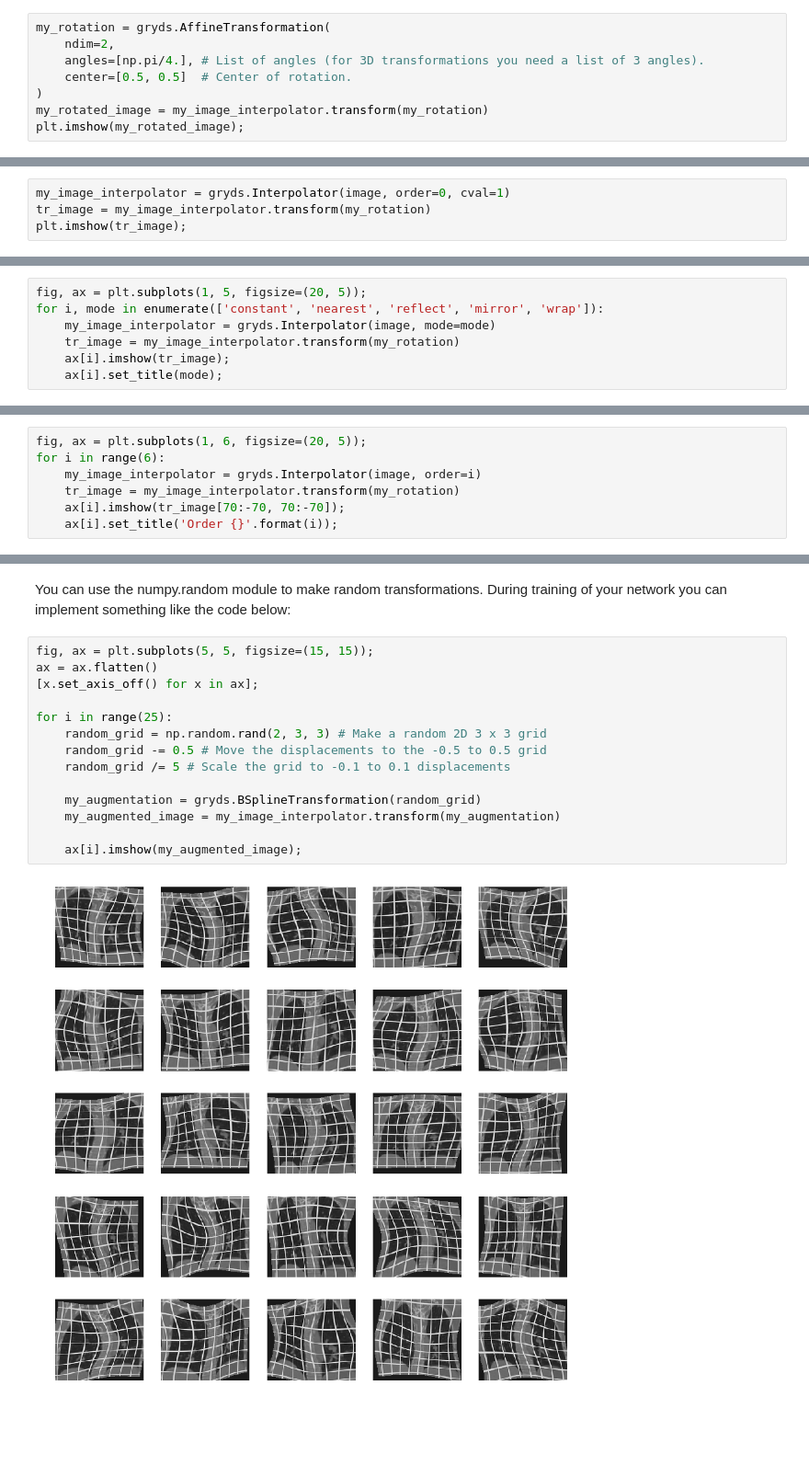
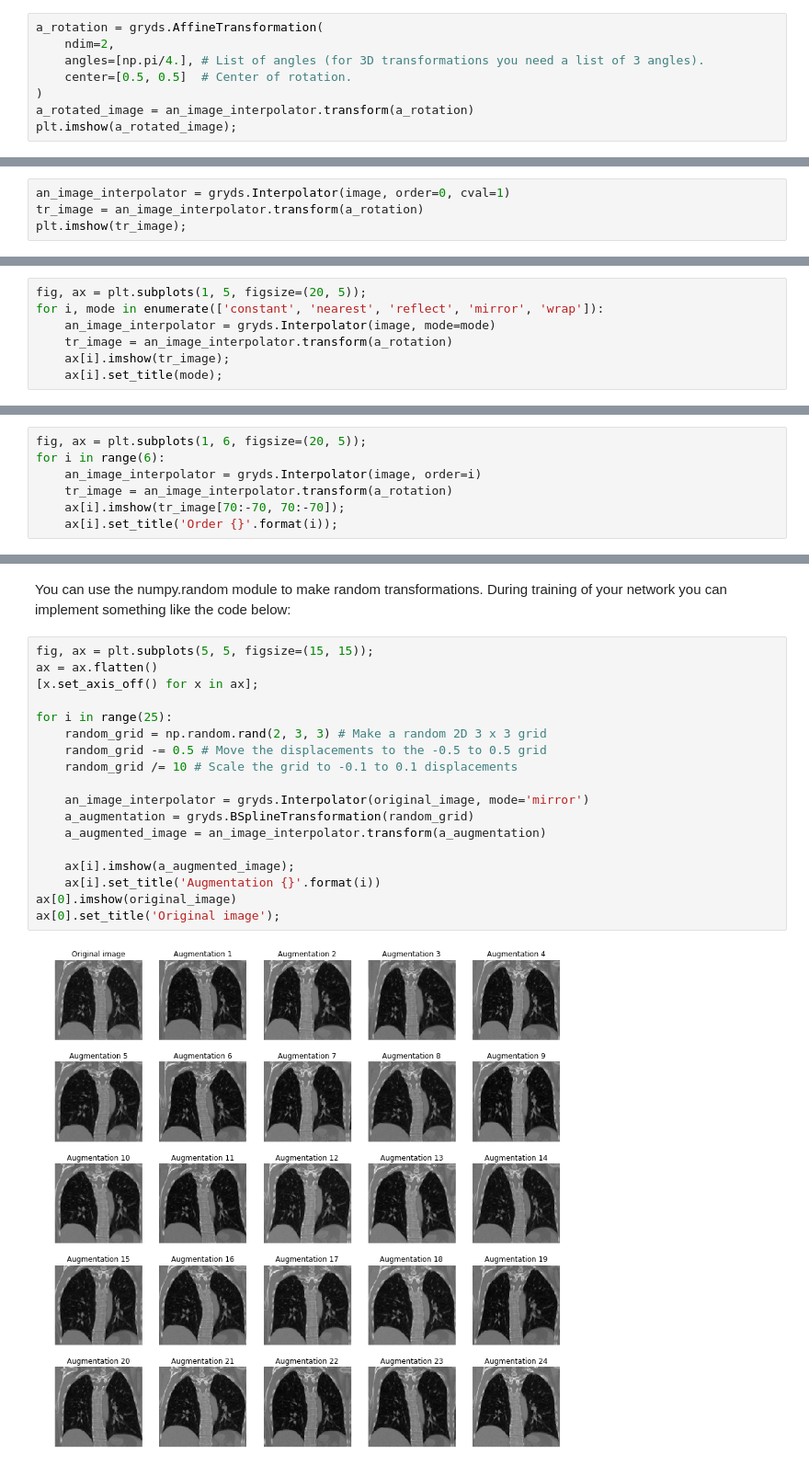
Before and after one commit to tueimage/gryds, a Jupyter notebook: notebooks/tutorial.ipynb, the cells around one changed output, grey strips where cells are left out. Shown at 92% size. Saved outputs shown, nothing was run; the diff lists cells and outputs as text; blank space fills up the shorter version.

```diff
--- a/notebooks/tutorial.ipynb
+++ b/notebooks/tutorial.ipynb
@@ -130,13 +134,13 @@ plt.imshow(my_rotated_image);
 # %% [markdown]
 Note that the center of rotation is the upper left corner (the $(0, 0)$ coordinate). We can change that by using the utility function `affine_matrix` that creates new linear matrices based on more meaningful parameters:
 # %%
-my_rotation = gryds.AffineTransformation(
+a_rotation = gryds.AffineTransformation(
     ndim=2,
     angles=[np.pi/4.], # List of angles (for 3D transformations you need a list of 3 angles).
     center=[0.5, 0.5]  # Center of rotation.
 )
-my_rotated_image = my_image_interpolator.transform(my_rotation)
-plt.imshow(my_rotated_image);
+a_rotated_image = an_image_interpolator.transform(a_rotation)
+plt.imshow(a_rotated_image);
 # %% [output]
 [figure]
 # %% [markdown]
@@ -302,8 +306,8 @@ The Interpolation object has parameters for which order of B-spline should be us
 # %% [markdown]
 ### Different background intensity
 # %%
-my_image_interpolator = gryds.Interpolator(image, order=0, cval=1)
-tr_image = my_image_interpolator.transform(my_rotation)
+an_image_interpolator = gryds.Interpolator(image, order=0, cval=1)
+tr_image = an_image_interpolator.transform(a_rotation)
 plt.imshow(tr_image);
 # %% [output]
 [figure]
@@ -312,8 +316,8 @@ plt.imshow(tr_image);
 # %%
 fig, ax = plt.subplots(1, 5, figsize=(20, 5));
 for i, mode in enumerate(['constant', 'nearest', 'reflect', 'mirror', 'wrap']):
-    my_image_interpolator = gryds.Interpolator(image, mode=mode)
-    tr_image = my_image_interpolator.transform(my_rotation)
+    an_image_interpolator = gryds.Interpolator(image, mode=mode)
+    tr_image = an_image_interpolator.transform(a_rotation)
     ax[i].imshow(tr_image);
     ax[i].set_title(mode);
 # %% [output]
@@ -325,8 +329,8 @@ Note that there is little difference between orders 3, 4, and 5.
 # %%
 fig, ax = plt.subplots(1, 6, figsize=(20, 5));
 for i in range(6):
-    my_image_interpolator = gryds.Interpolator(image, order=i)
-    tr_image = my_image_interpolator.transform(my_rotation)
+    an_image_interpolator = gryds.Interpolator(image, order=i)
+    tr_image = an_image_interpolator.transform(a_rotation)
     ax[i].imshow(tr_image[70:-70, 70:-70]);
     ax[i].set_title('Order {}'.format(i));
 # %% [output]
@@ -371,16 +375,20 @@ You can use the numpy.random module to make random transformations. During train
 # %%
 fig, ax = plt.subplots(5, 5, figsize=(15, 15));
 ax = ax.flatten()
 [x.set_axis_off() for x in ax];
 
 for i in range(25):
     random_grid = np.random.rand(2, 3, 3) # Make a random 2D 3 x 3 grid
     random_grid -= 0.5 # Move the displacements to the -0.5 to 0.5 grid
-    random_grid /= 5 # Scale the grid to -0.1 to 0.1 displacements
+    random_grid /= 10 # Scale the grid to -0.1 to 0.1 displacements
 
-    my_augmentation = gryds.BSplineTransformation(random_grid)
-    my_augmented_image = my_image_interpolator.transform(my_augmentation)
+    an_image_interpolator = gryds.Interpolator(original_image, mode='mirror')
+    a_augmentation = gryds.BSplineTransformation(random_grid)
+    a_augmented_image = an_image_interpolator.transform(a_augmentation)
 
-    ax[i].imshow(my_augmented_image);
+    ax[i].imshow(a_augmented_image);
+    ax[i].set_title('Augmentation {}'.format(i))
+ax[0].imshow(original_image)
+ax[0].set_title('Original image');
 # %% [output]
-[figure, old version]
+[figure, new version]
```
Also changed, not shown: parts of 31 cells of this notebook.
